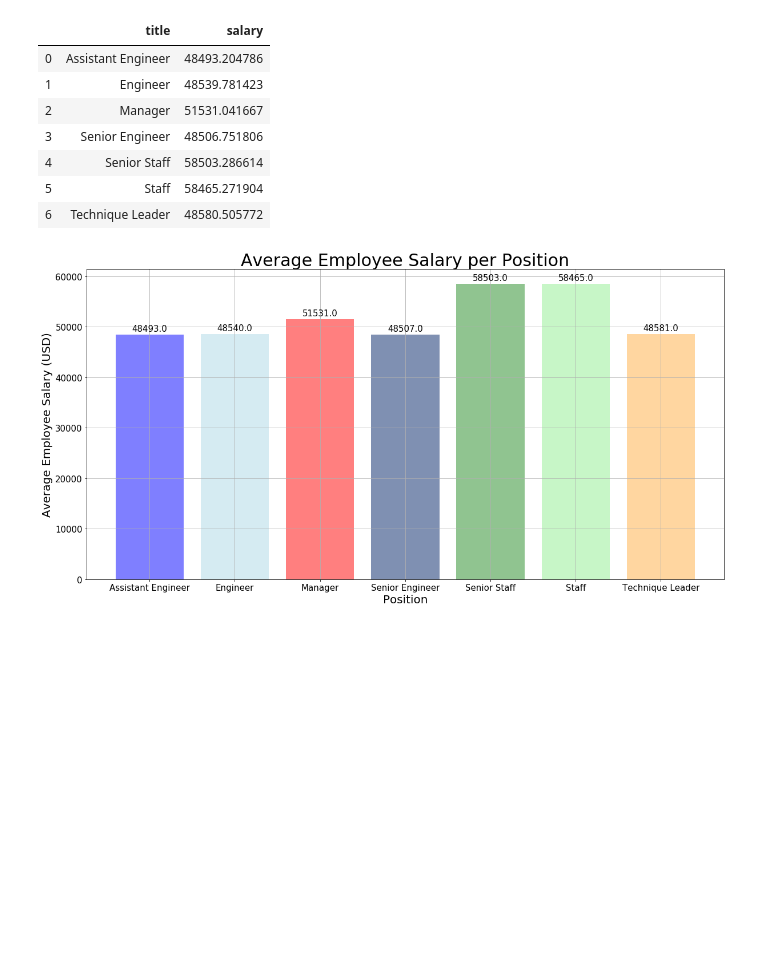
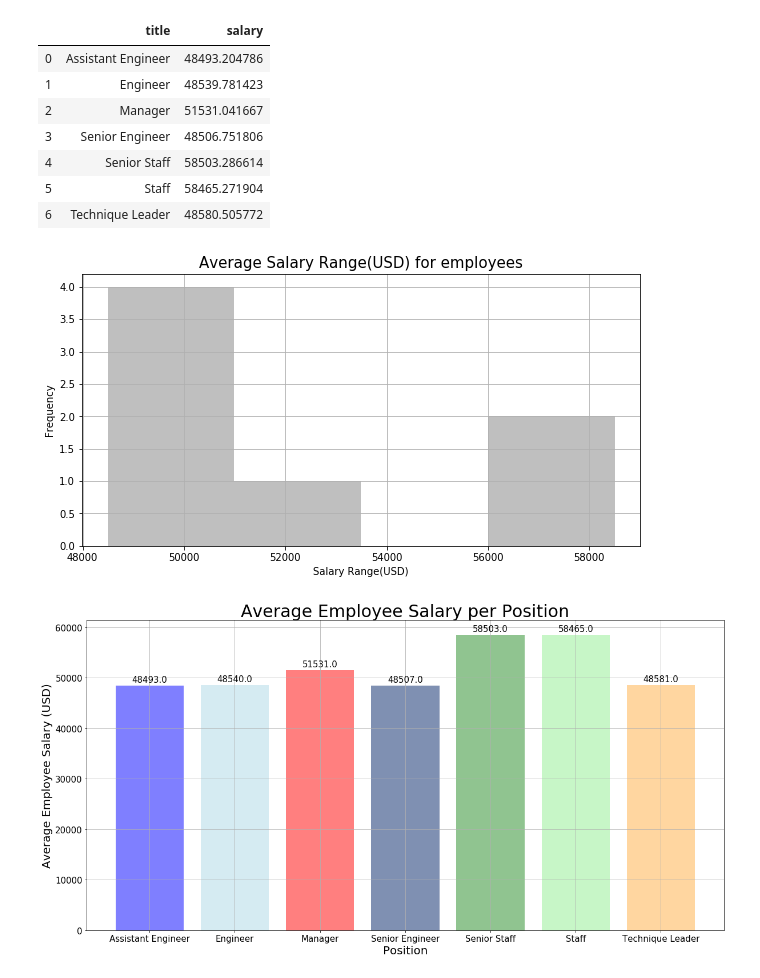
Before and after one commit to diannejardinez/sql-challenge, a Jupyter notebook: employee_database_salary.ipynb, the cells around one changed output. Cells and saved outputs as stored; diff of their text form; code cells hidden in the pictures; blank space fills up the shorter version.

```diff
--- a/employee_database_salary.ipynb
+++ b/employee_database_salary.ipynb
@@ -8,14 +8,14 @@ from config import username, password, database
 from sqlalchemy import create_engine
 # %%
 # Create Database Connection
-engine = create_engine(f"postgresql://{username}:{password}@localhost:5433/{database}")
+engine = create_engine(f"postgresql://{username}:{password}@localhost:5432/{database}")
 conn = engine.connect()
 # %%
 #Reading DataFrame from database
 salary_df = pd.read_sql("SELECT * FROM Salaries", conn)
 #salary_df.head()
 
-title_df = pd.read_sql("SELECT * FROM Titles", conn)
+title_df = pd.read_sql("SELECT * FROM titles", conn)
 #title_df.head()
 # %%
 #Merging salary df and title df on employee number
@@ -179,4 +142,27 @@ ave_salary_group_title_df
 | 4 | Senior Staff | 58503.286614 |
 | 5 | Staff | 58465.271904 |
 | 6 | Technique Leader | 48580.505772 |
+# %%
+#Creating histogram for most common salary ranges for employees
+
+#figure size
+plt.figure(figsize=(10,5))
+
+#creating histogram
+plot = plt.hist(ave_salary_group_title_df ['salary'], color='gray', bins=4, alpha=0.5)
+
+#formating x and y axis and title
+plt.xlabel('Salary Range(USD)',fontsize='10')
+plt.ylabel('Frequency',fontsize='10')
+
+plt.title('Average Salary Range(USD) for employees', fontsize='15')
+
+plt.grid(True)
+
+#saving and showing figure
+plt.savefig(f'../sql-challenge/salary_data_output/Ave Salary Range for Employees.png')
+
+plt.show()
+# %% [output]
+[figure, added]
 # %%
```
Also changed, not shown: parts of 14 cells of this notebook, 2 other files.
